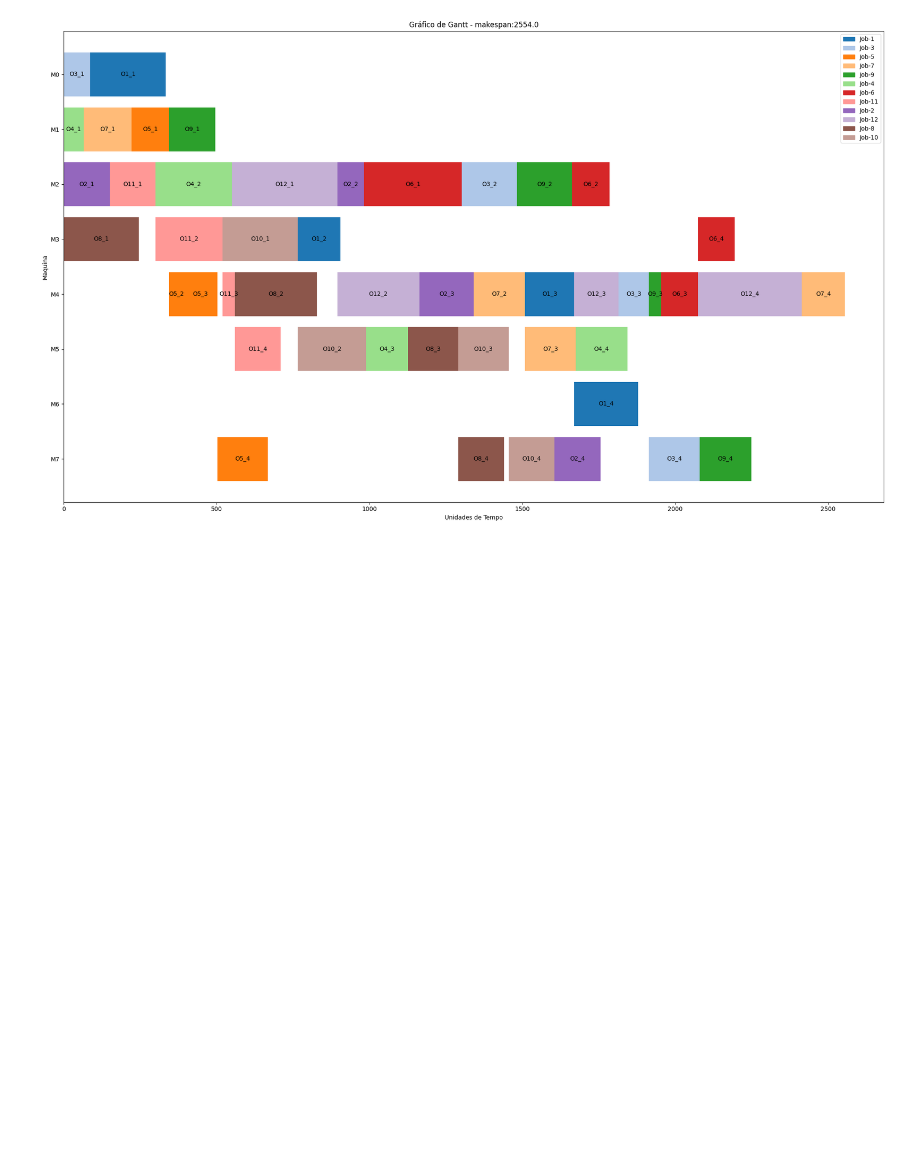
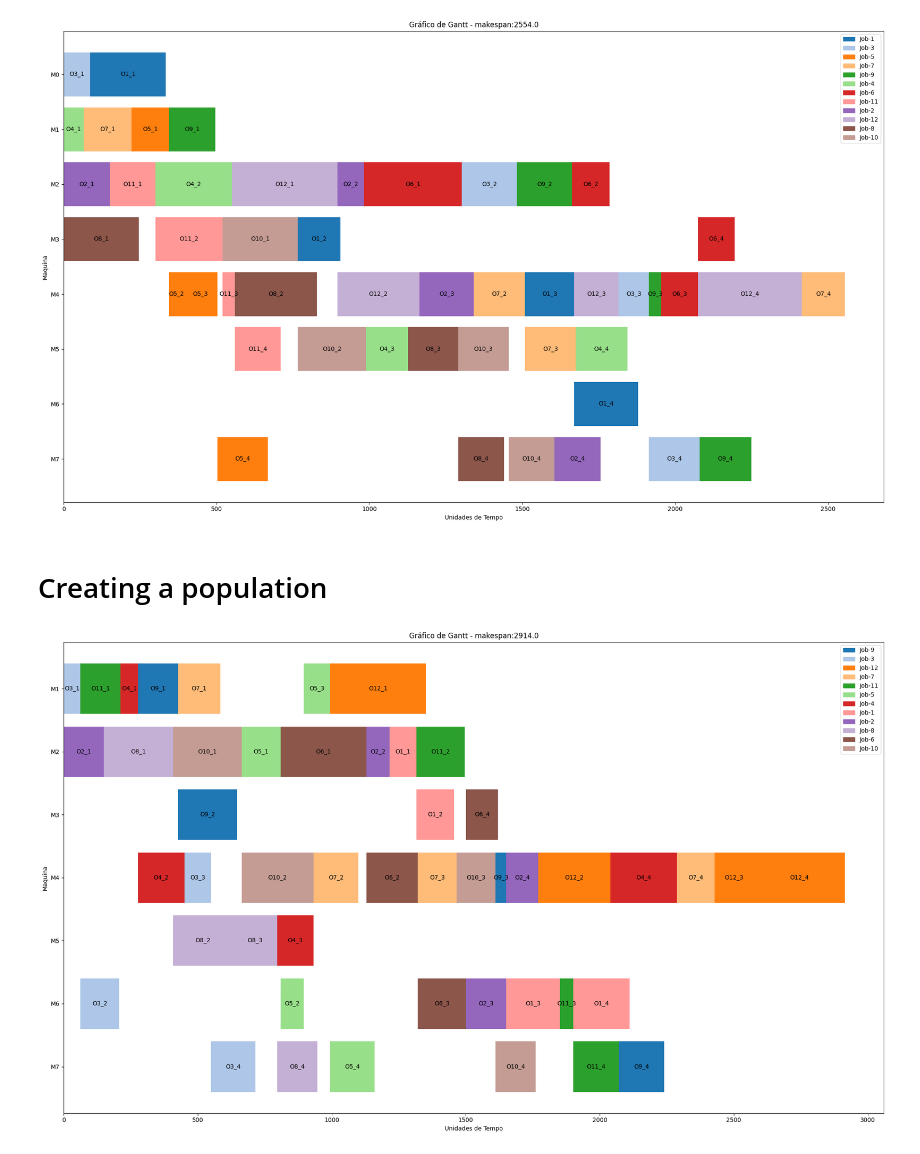
Before and after one commit to FabioMMaia/fjsp_genetic_tabu, a Jupyter notebook: Pipeline.ipynb, the cells around one changed output. Drawn from its saved outputs; the diff is of its cells as text; code cells hidden in the pictures; blank space fills up the shorter version.

```diff
--- a/Pipeline.ipynb
+++ b/Pipeline.ipynb
@@ -59,3 +60,8 @@ aux, score = pipeline_fjsp.run(dt_times,
                                  plot=True)
 # %% [output]
 [figure]
+# %% [markdown]
+# Creating a population
+# %%
+machines = dt_times.columns[dt_times.columns.str.startswith('M')].tolist()
+pop = genetic_fjsp.Population(dt_times, machines, Popsize=40)
@@ -61,0 +70,4 @@ aux, score = pipeline_fjsp.run(dt_times,
+# %%
+pop.selection(pop.pop, pop.scores)[0].show_output()
+# %% [output]
+[figure, added]
```
Also changed, not shown: parts of 8 cells of this notebook.
